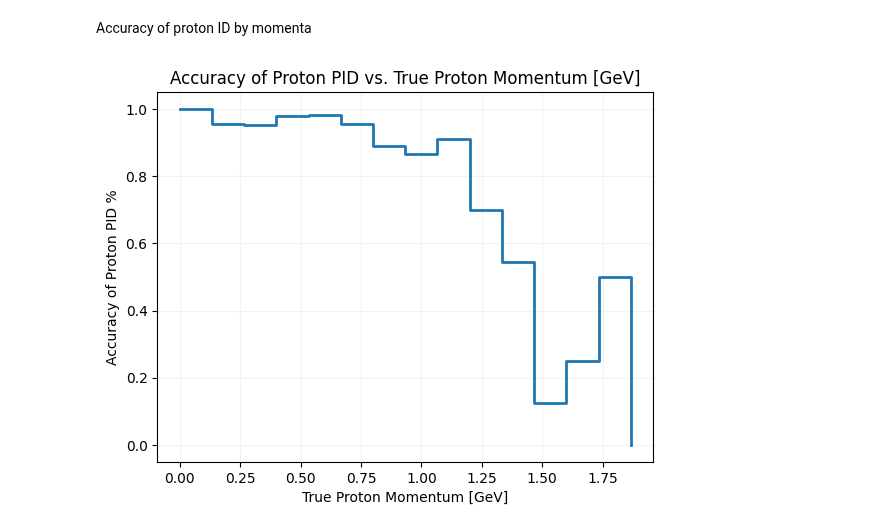
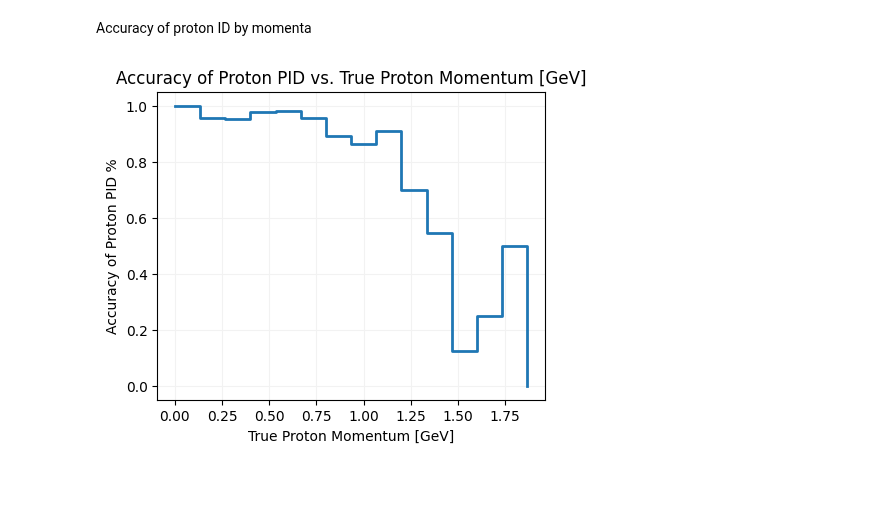
Before and after one commit to ZaeMoore/2x2_CAF, a Jupyter notebook: purity_efficiency/purity_efficiency.ipynb, the cells around one changed output. Cells and saved outputs as stored; diff of their text form; code cells hidden in the pictures; blank space fills up the shorter version.

```diff
--- a/purity_efficiency/purity_efficiency.ipynb
+++ b/purity_efficiency/purity_efficiency.ipynb
@@ -108,10 +108,11 @@ Efficiency = Number of true signal events that pass all cuts/Number of true sign
 Signal means the reconstructed event is the "signal" we are looking for (reco passes the cuts) <br>
 True means the truth level event is what we are looking for (truth passes the cuts)
 # %%
-#Arrays to save information on whether each event passes reco and true cuts
+#Arrays to save information on whether each event passes reco and true cuts, and the type of event it is
 true_signal_event = []
 true_event = []
 signal_event = []
+mode_event = []
 
 #Reco momentum and proton angle information
 leading_p_p = []
@@ -205,6 +206,7 @@ for file_idx in np.unique(file_index):
 
         signal_event.append(reco_passes)
         true_event.append(truth_passes)
+        mode_event.append(mode[event == ev][0])
 
         if reco_passes == 1 and truth_passes == 1:
             true_signal_event.append(1)
@@ -499,8 +511,6 @@ Text(0.5, 1.0, 'Reco vs. True Momentum for Protons in 2p2h Candidate Events in M
 # %% [markdown]
 Accuracy of proton ID by momenta
 # %%
-#true_proton_id and reco_proton_id True or False
-
 data_p = {'true_proton_id': true_proton_id, 'reco_proton_id': reco_proton_id, 'acc_proton_p': acc_proton_p}
 dfp = pd.DataFrame(data = data_p)
 
@@ -513,31 +523,32 @@ labels_acc = np.arange(0, nbins_acc) #Label each bin numerically for true proton
 
 dfp['bin acc'] = pd.cut(dfp['acc_proton_p'], bins=bin_edges_acc, labels=labels_acc) #Create a column in dfp defining the number bin each event is in based on true proton momentum
 
 #Loop through each true proton momentum bin and calculate accuracy of pid
 for i in labels_acc:
     df_bin = dfp[(dfp['bin acc'] == i)]
 
     acc_bin = []
 
     true_pid_bin = np.array(df_bin['true_proton_id'])
     reco_pid_bin = np.array(df_bin['reco_proton_id'])
 
     for j in range(len(true_pid_bin)):
         if true_pid_bin[j] == True and reco_pid_bin[j] == True:
             acc_bin.append(1)
         if true_pid_bin[j] == True and reco_pid_bin[j] == False:
             acc_bin.append(0)
 
     if len(acc_bin) != 0:
         accuracy.append(sum(acc_bin)/len(acc_bin))
 
 #Plot accuracy of proton pid vs. true proton momentum
+plt.figure(figsize=(5,4))
 plt.step(np.delete(bin_edges_acc, nbins_acc), accuracy, where='post', label='Accuracy', linewidth='2')
 plt.xlabel('True Proton Momentum [GeV]')
 plt.ylabel('Accuracy of Proton PID %')
 plt.title('Accuracy of Proton PID vs. True Proton Momentum [GeV]')
 plt.grid(color='0.95')
 #plt.legend(loc='upper right')
 plt.show()
 # %% [output]
-[figure, old version]
+[figure, new version]
```
Also changed, not shown: parts of 4 cells of this notebook.
